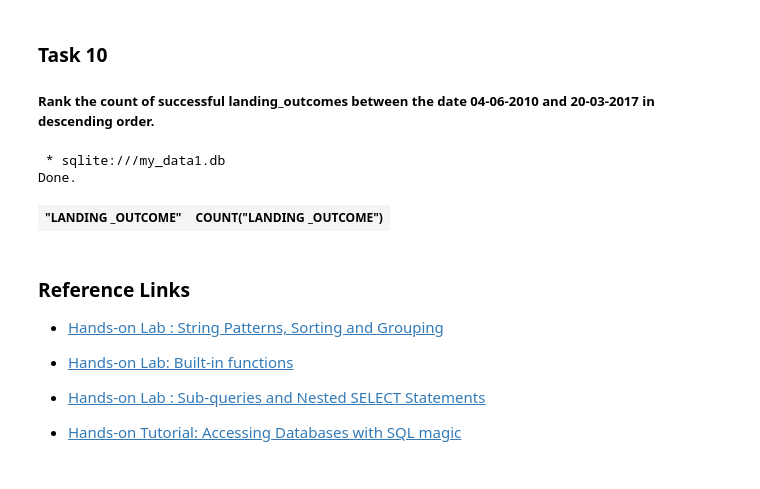
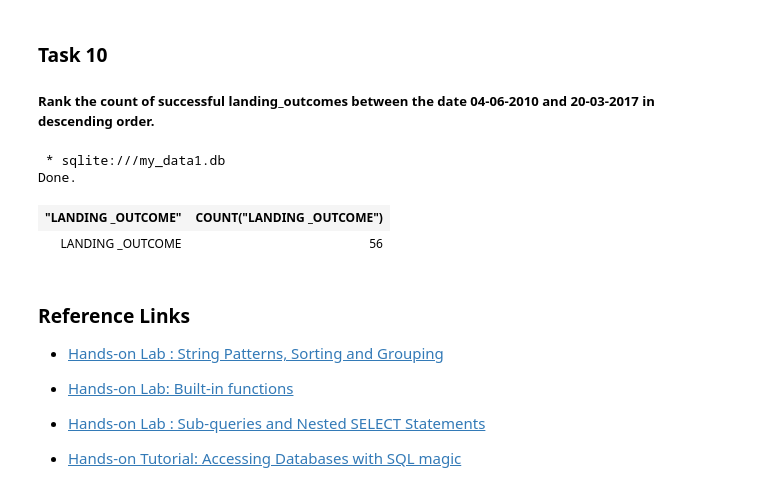
Before and after one commit to NR-F/final-exam, a Jupyter notebook: EDA_SQL.ipynb, the cells around one changed output. Drawn from its saved outputs; the diff is of its cells as text; code cells hidden in the pictures.

```diff
--- a/EDA_SQL.ipynb
+++ b/EDA_SQL.ipynb
@@ -263,13 +266,14 @@ Done.
 ##### Rank the  count of  successful landing_outcomes between the date 04-06-2010 and 20-03-2017 in descending order.
 # %%
 %sql SELECT "LANDING _OUTCOME", COUNT("LANDING _OUTCOME") FROM SPACEXTBL\
-WHERE "DATE" >= '04-06-2010' and "DATE" <= '20-03-2017' and "LANDING _OUTCOME" LIKE '%Success%'\
+WHERE "DATE" >= '04-06-2010' and "DATE" <= '20-03-2017' and "Mission_Outcome" LIKE '%Success%'\
 GROUP BY "LANDING _OUTCOME" \
 ORDER BY COUNT("LANDING _OUTCOME") DESC ;
 # %% [output]
  * sqlite:///my_data1.db
 Done.
 | "LANDING _OUTCOME" | COUNT("LANDING _OUTCOME") |
+| LANDING _OUTCOME | 56 |
 # %% [markdown]
 ### Reference Links
 
```
Also changed, not shown: parts of 1 cell of this notebook.
